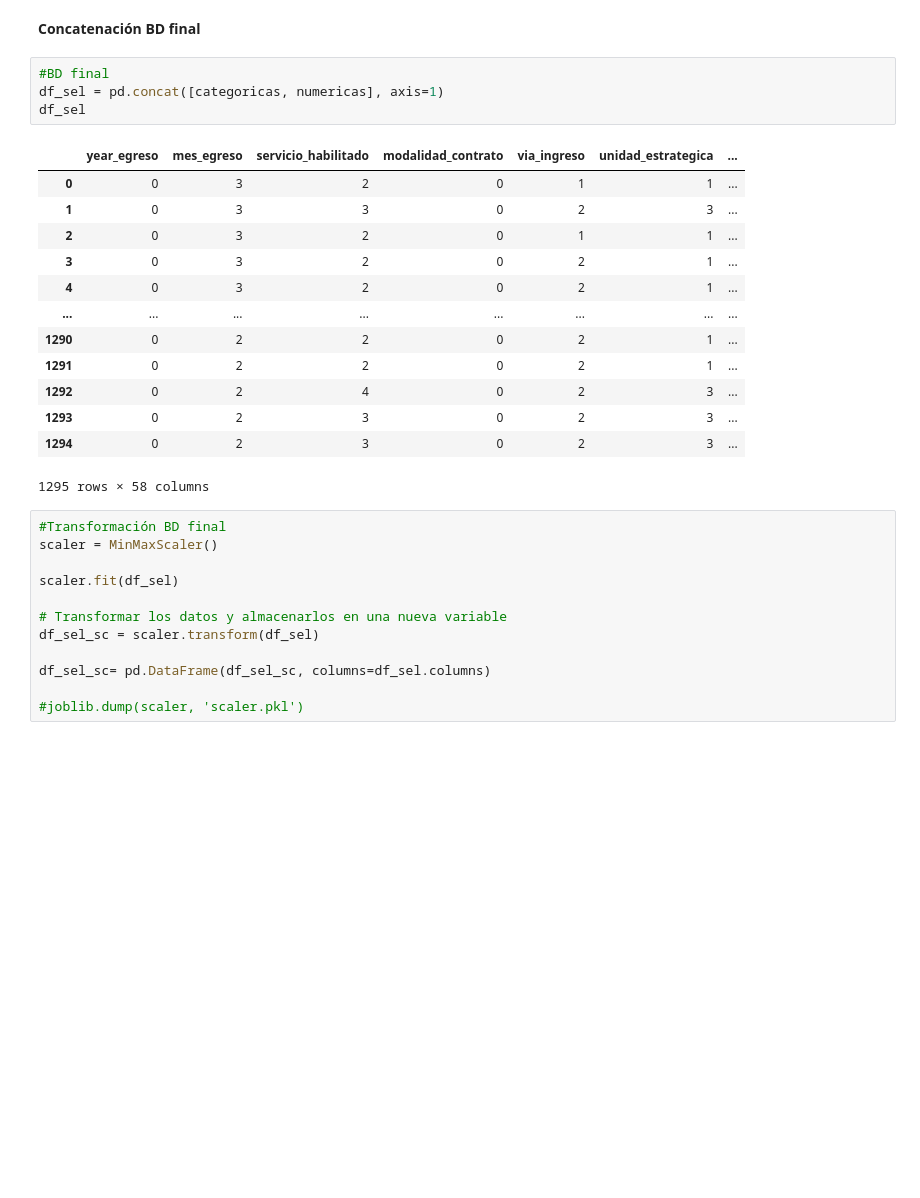
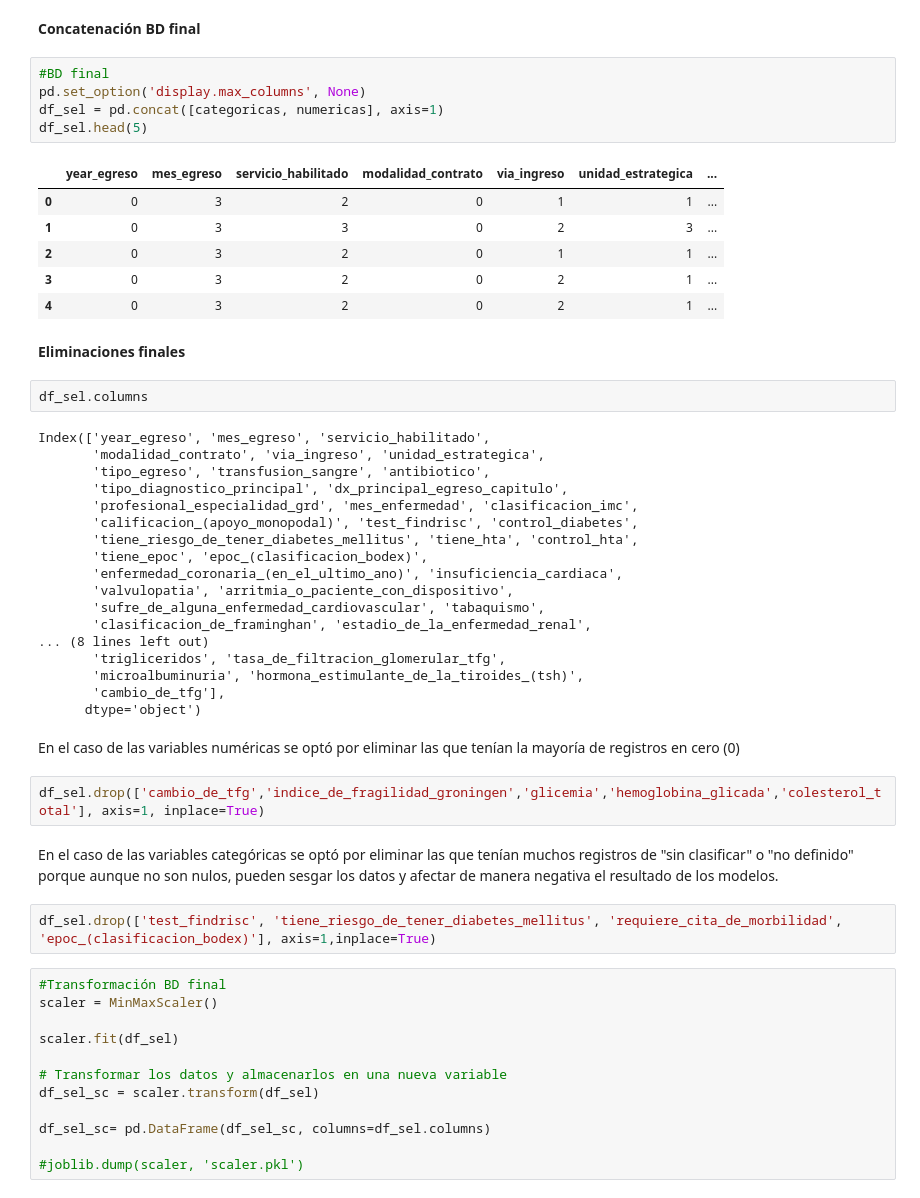
Before and after one commit to danielmancovidales/Aplicaciones-en-salud, a Jupyter notebook: d)sel_variables.ipynb, the cells around one changed output. Drawn from its saved outputs; the diff is of its cells as text; blank space fills up the shorter version.

```diff
--- a/d)sel_variables.ipynb
+++ b/d)sel_variables.ipynb
@@ -208,22 +230,46 @@ memory usage: 172.1 KB
 **Concatenación BD final**
 # %%
 #BD final
+pd.set_option('display.max_columns', None)
 df_sel = pd.concat([categoricas, numericas], axis=1)
-df_sel
+df_sel.head(5)
 # %% [output]
 |  | year_egreso | mes_egreso | servicio_habilitado | modalidad_contrato | via_ingreso | unidad_estrategica | ... |
 | 0 | 0 | 3 | 2 | 0 | 1 | 1 | ... |
 | 1 | 0 | 3 | 3 | 0 | 2 | 3 | ... |
 | 2 | 0 | 3 | 2 | 0 | 1 | 1 | ... |
 | 3 | 0 | 3 | 2 | 0 | 2 | 1 | ... |
 | 4 | 0 | 3 | 2 | 0 | 2 | 1 | ... |
-| ... | ... | ... | ... | ... | ... | ... | ... |
-| 1290 | 0 | 2 | 2 | 0 | 2 | 1 | ... |
-| 1291 | 0 | 2 | 2 | 0 | 2 | 1 | ... |
-| 1292 | 0 | 2 | 4 | 0 | 2 | 3 | ... |
-| 1293 | 0 | 2 | 3 | 0 | 2 | 3 | ... |
-| 1294 | 0 | 2 | 3 | 0 | 2 | 3 | ... |
-1295 rows × 58 columns
+# %% [markdown]
+**Eliminaciones finales**
+# %%
+df_sel.columns
+# %% [output]
+Index(['year_egreso', 'mes_egreso', 'servicio_habilitado',
+       'modalidad_contrato', 'via_ingreso', 'unidad_estrategica',
+       'tipo_egreso', 'transfusion_sangre', 'antibiotico',
+       'tipo_diagnostico_principal', 'dx_principal_egreso_capitulo',
+       'profesional_especialidad_grd', 'mes_enfermedad', 'clasificacion_imc',
+       'calificacion_(apoyo_monopodal)', 'test_findrisc', 'control_diabetes',
+       'tiene_riesgo_de_tener_diabetes_mellitus', 'tiene_hta', 'control_hta',
+       'tiene_epoc', 'epoc_(clasificacion_bodex)',
+       'enfermedad_coronaria_(en_el_ultimo_ano)', 'insuficiencia_cardiaca',
+       'valvulopatia', 'arritmia_o_paciente_con_dispositivo',
+       'sufre_de_alguna_enfermedad_cardiovascular', 'tabaquismo',
+       'clasificacion_de_framinghan', 'estadio_de_la_enfermedad_renal',
+... (8 lines left out)
+       'trigliceridos', 'tasa_de_filtracion_glomerular_tfg',
+       'microalbuminuria', 'hormona_estimulante_de_la_tiroides_(tsh)',
+       'cambio_de_tfg'],
+      dtype='object')
+# %% [markdown]
+En el caso de las variables numéricas se optó por eliminar las que tenían la mayoría de registros en cero (0)
+# %%
+df_sel.drop(['cambio_de_tfg','indice_de_fragilidad_groningen','glicemia','hemoglobina_glicada','colesterol_total'], axis=1, inplace=True)
+# %% [markdown]
+En el caso de las variables categóricas se optó por eliminar las que tenían muchos registros de "sin clasificar" o "no definido" porque aunque no son nulos, pueden sesgar los datos y afectar de manera negativa el resultado de los modelos.
+# %%
+df_sel.drop(['test_findrisc', 'tiene_riesgo_de_tener_diabetes_mellitus', 'requiere_cita_de_morbilidad',  'epoc_(clasificacion_bodex)'], axis=1,inplace=True)
 # %%
 #Transformación BD final
 scaler = MinMaxScaler()
```
Also changed, not shown: parts of 4 cells of this notebook.
